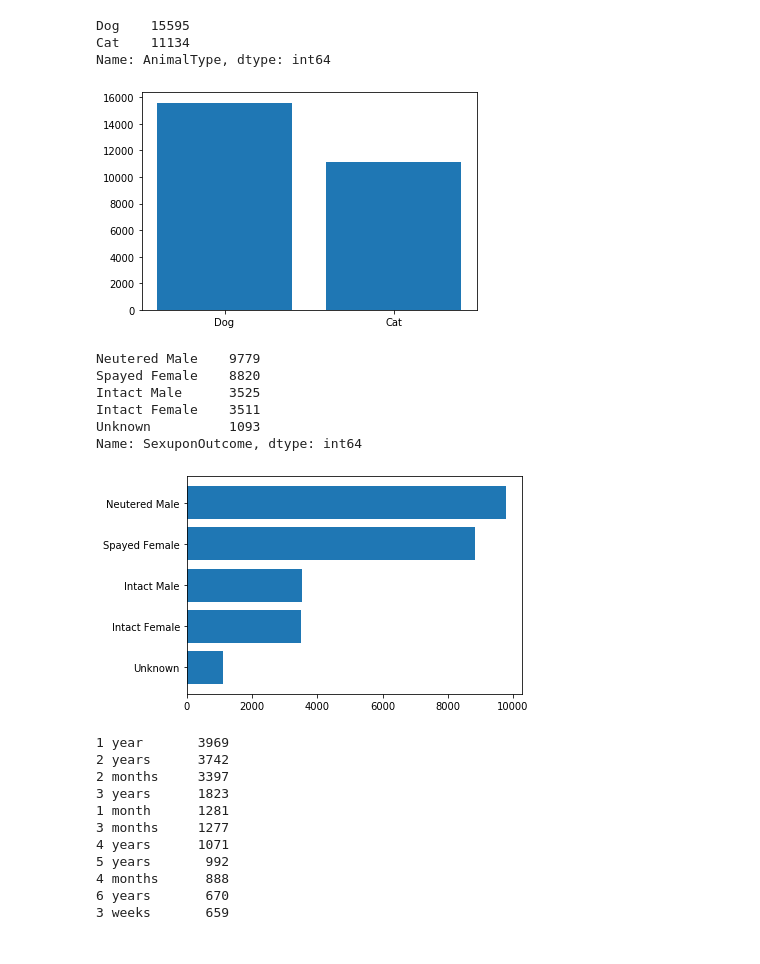
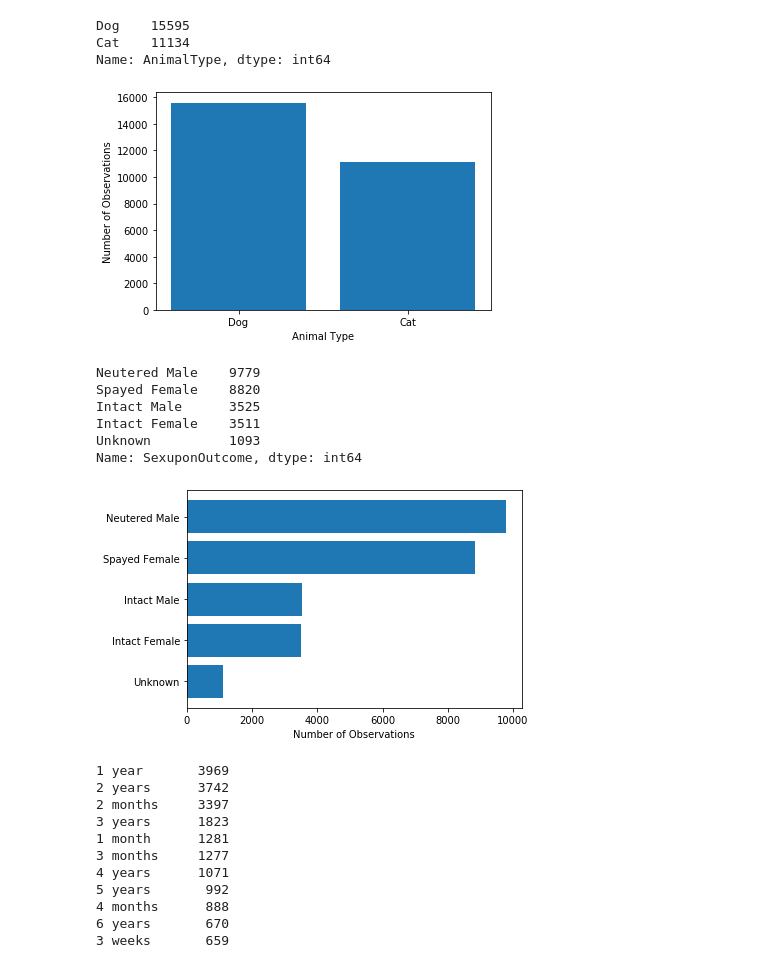
Before and after one commit to BenGriffith/capstone, a Jupyter notebook: capstone.ipynb, the cells around one changed output. Cells and saved outputs as stored; diff of their text form; code cells hidden in the pictures.

```diff
--- a/capstone.ipynb
+++ b/capstone.ipynb
@@ -110,9 +110,11 @@ Name: AnimalType, dtype: int64
 # %%
 x = ['Dog', 'Cat']
 plt.bar(x, y)
+plt.xlabel('Animal Type')
+plt.ylabel('Number of Observations')
 plt.show()
 # %% [output]
-[figure, old version]
+[figure, new version]
 # %%
 y = data['SexuponOutcome'].value_counts()
 y
@@ -126,14 +128,15 @@ Name: SexuponOutcome, dtype: int64
 # %%
 fig, ax = plt.subplots()
 sex = ['Neutered Male', 'Spayed Female', 'Intact Male', 'Intact Female', 'Unknown']
 y_pos = np.arange(len(sex))
 ax.barh(y_pos, y)
 ax.set_yticks(y_pos)
 ax.set_yticklabels(sex)
+plt.xlabel('Number of Observations')
 ax.invert_yaxis()
 plt.show()
 # %% [output]
-[figure, old version]
+[figure, new version]
 # %%
 data['AgeuponOutcome'].value_counts()
 # %% [output]
```
Also changed, not shown: parts of 23 cells of this notebook.
